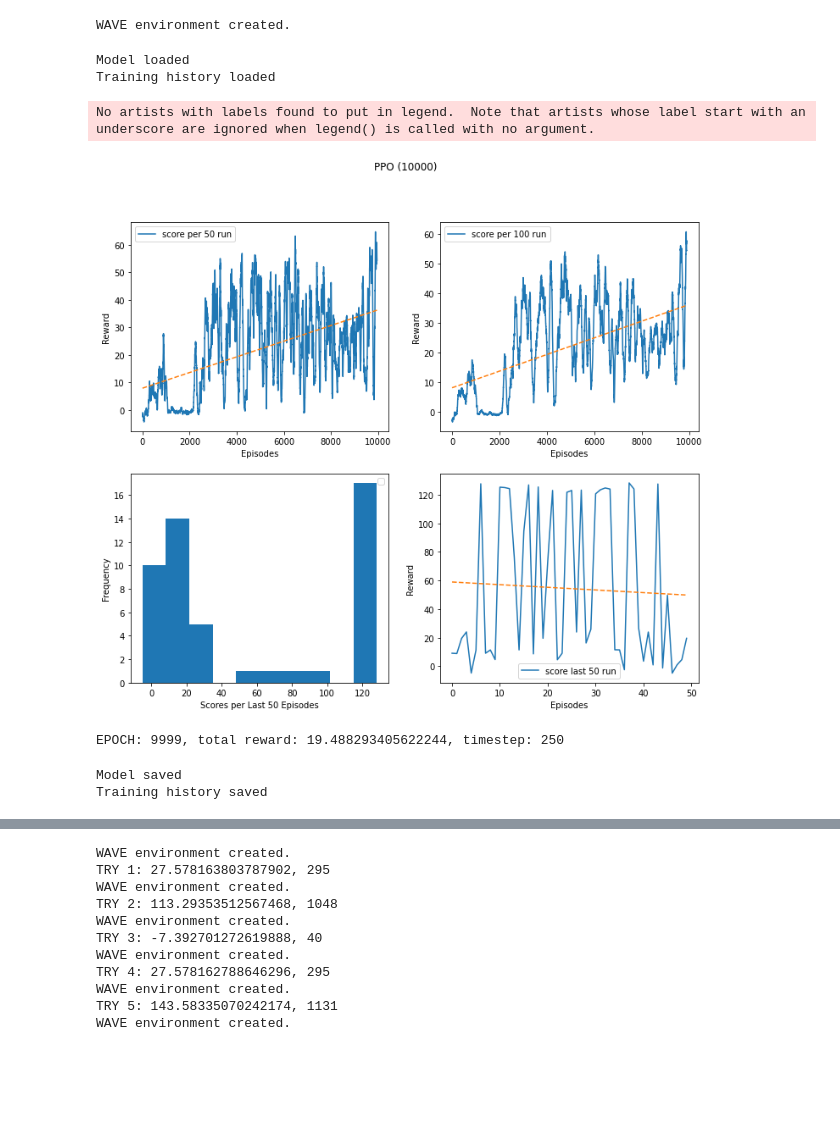
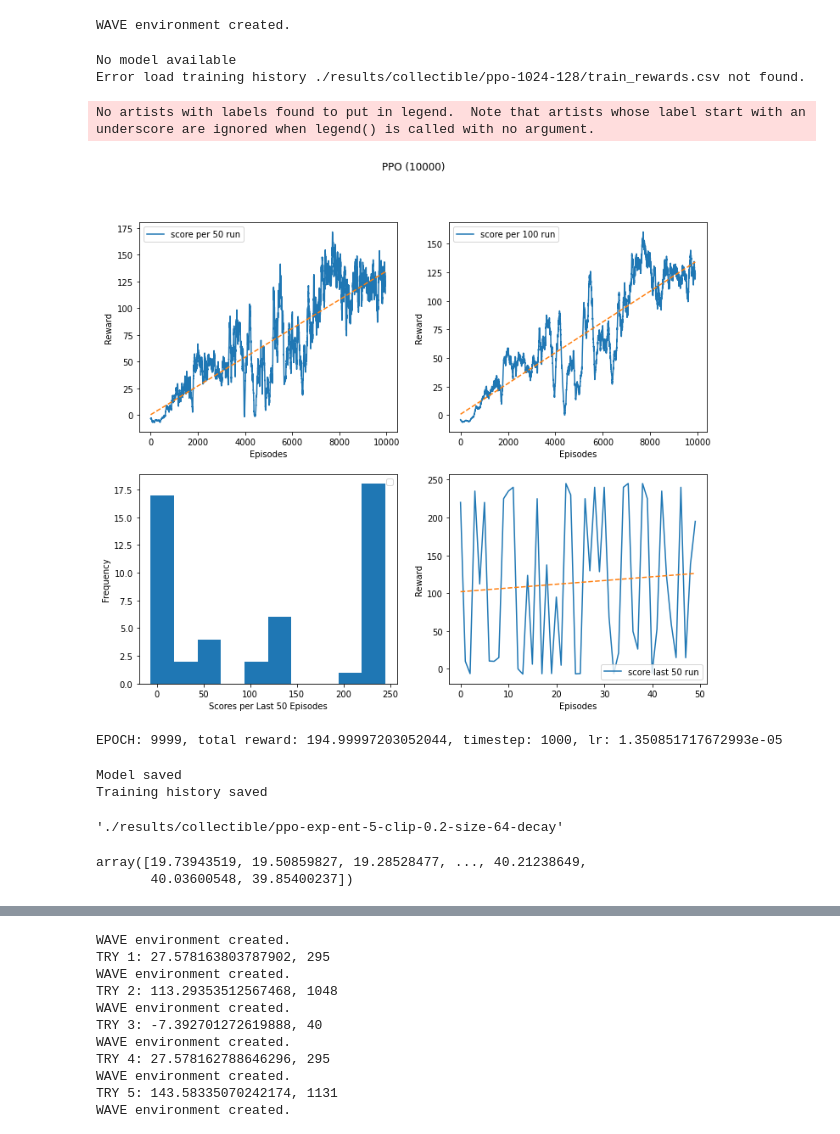
Before and after one commit to teodorus-nathaniel/rl-wave, a Jupyter notebook: ppo.ipynb, the cells around one changed output, grey strips where cells are left out. Drawn from its saved outputs; the diff is of its cells as text; code cells hidden in the pictures; blank space fills up the shorter version.

Commit message:
Update a2c and ppo using collectible data

```diff
--- a/ppo.ipynb
+++ b/ppo.ipynb
@@ -5,37 +5,50 @@ import sys
 import wave
 import ppo_model
 # %%
-env_path = 'velocity/Wave'
+env_path = 'collectible/Wave'
 # %%
-env = wave.WaveEnv(env_path)
+env = wave.WaveEnv(env_path, worker_id=1)
 # %% [output]
 WAVE environment created.
 # %%
 hidden_layer = 1024
-model = ppo_model.PPO(64, 2, hidden_layer, lr=2e-4, minibatch_size=256, ppo_epochs=10)
+ppo_epochs = 5
+clip = 0.2
+minibatch_size=128
+model = ppo_model.PPO(127, 2, hidden_layer, lr=1e-4, minibatch_size=minibatch_size, ppo_epochs=ppo_epochs, clip=clip)
 # %%
-save_path = './results/velocity/newestt_ppo'
+save_path = f'./results/collectible/BEST_PPO'
 model.set_model_save_path(save_path)
 # %%
 model.load_model()
 # %% [output]
-Model loaded
-Training history loaded
+No model available
+Error load training history ./results/collectible/ppo-1024-128/train_rewards.csv not found.
 # %%
-model.set_train_params(max_step=1000, plot_smooth=50, gamma=0.9)
+model.set_train_params(max_step=1000, plot_smooth=50, gamma=0.99)
 model.train(env, 10000, show_plot=True)
 # %% [output]
 No artists with labels found to put in legend.  Note that artists whose label start with an underscore are ignored when legend() is called with no argument.
-[figure, old version]
+[figure, new version]
-EPOCH: 9999, total reward: 19.488293405622244, timestep: 250
+EPOCH: 9999, total reward: 194.99997203052044, timestep: 1000, lr: 1.350851717672993e-05
 # %%
 model.save_model()
 # %% [output]
 Model saved
 Training history saved
+# %%
+save_path
+# %% [output]
+'./results/collectible/ppo-exp-ent-5-clip-0.2-size-64-decay'
 # %%
 import saver
 saver.save_wave_model(hidden_layer, f'{save_path}/actor.pth', f'{save_path}/model.onnx')
+# %%
+import plot
+plot.smooth_values(model.train_losses, 100)
+# %% [output]
+array([19.73943519, 19.50859827, 19.28528477, ..., 40.21238649,
+       40.03600548, 39.85400237])
 # %%
 model.plot_train_memory(smooth=100)
 # %% [output]
```
Also changed, not shown: parts of 2 cells of this notebook, 4 other files.
